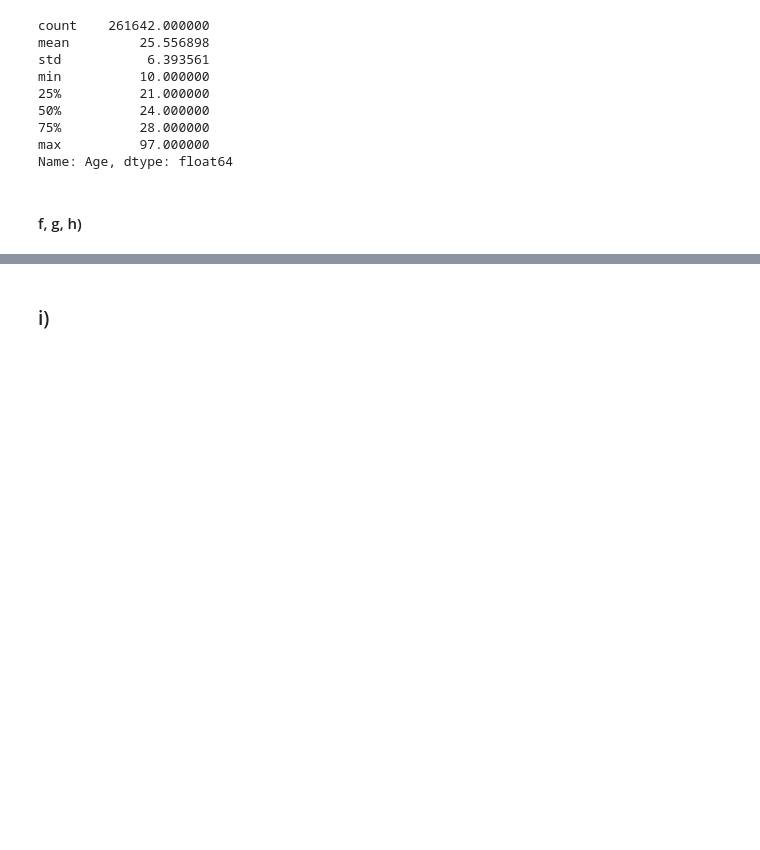
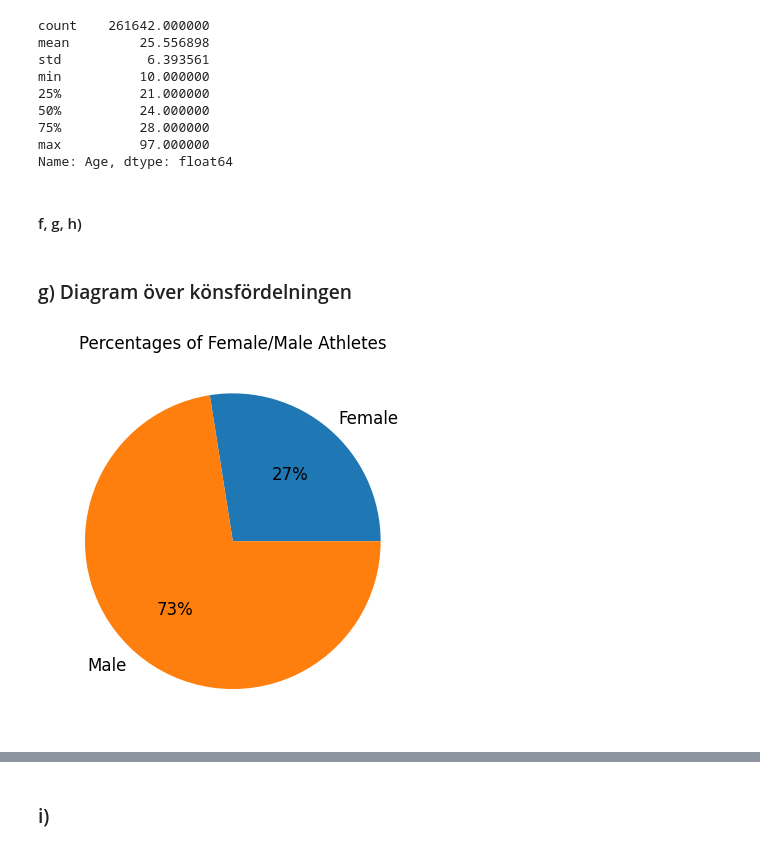
Before and after one commit to smlatic/Dashboard-Olympics-project, a Jupyter notebook: upg0.ipynb, the cells around one changed output, grey strips where cells are left out. Saved outputs shown, nothing was run; the diff lists cells and outputs as text; code cells hidden in the pictures; blank space fills up the shorter version.

Commit message:
edin diagram upg g och h

```diff
--- a/upg0.ipynb
+++ b/upg0.ipynb
@@ -71,3 +72,20 @@ max          97.000000
 Name: Age, dtype: float64
 # %% [markdown]
 #### f, g, h)
+# %% [markdown]
+### g) Diagram över könsfördelningen
+# %%
+#------------Matplotlib-----------------
+#https://stackoverflow.com/questions/63687789/how-do-i-create-a-pie-chart-using-categorical-data-in-matplotlib
+
+olympic_data.groupby('Sex').size().plot(kind='pie', labels=[
+    "Female", "Male"], autopct='%1.0f%%', title="Percentages of Female/Male Athletes", textprops={'fontsize': 12});
+
+
+
+#-------------PLOTLY---------------
+
+# fig = px.pie(olympicdata, names='Sex', title='Percentages of Female/Male Athletes')
+# fig.show()
+# %% [output]
+[figure, added]
```
Also changed, not shown: parts of 3 cells of this notebook.
